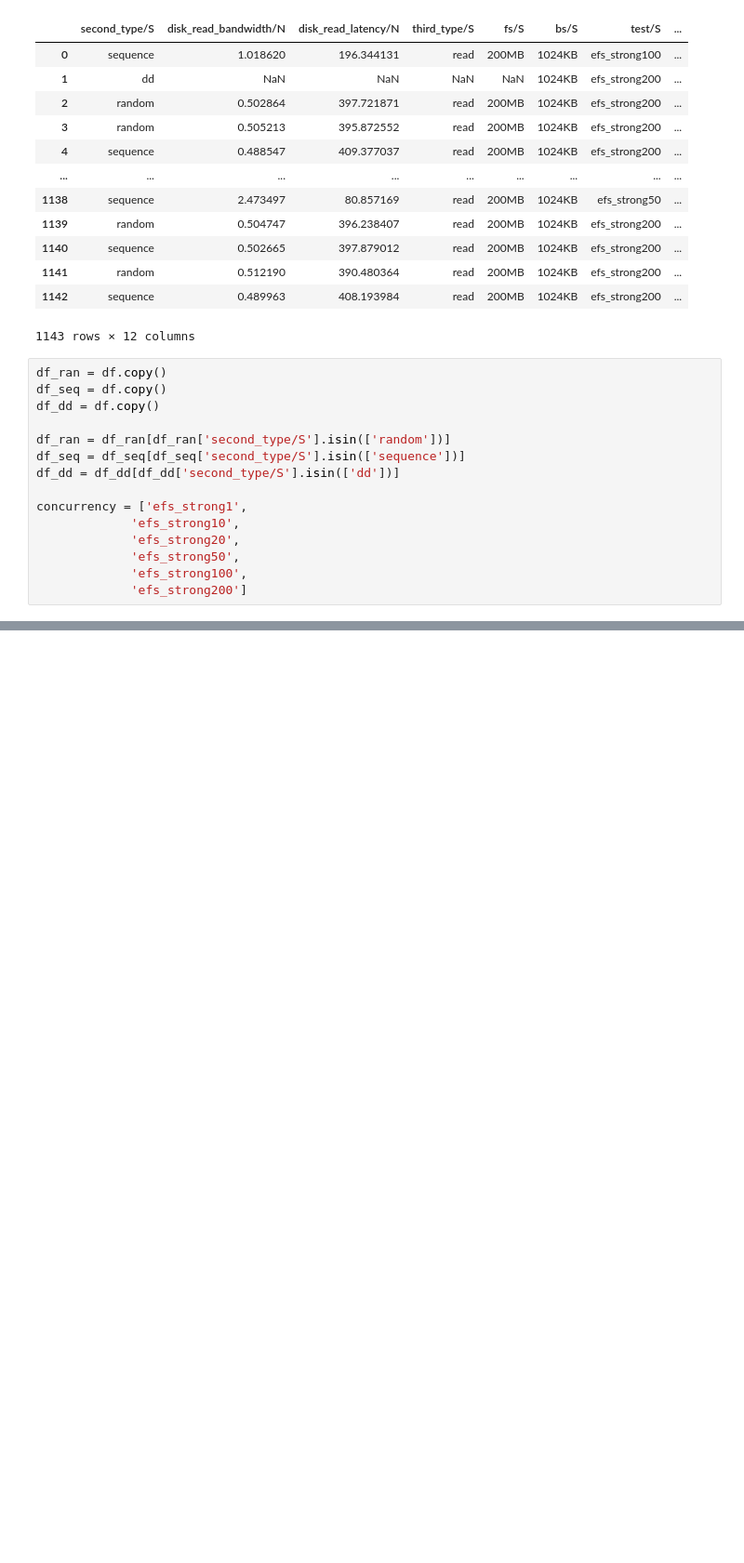
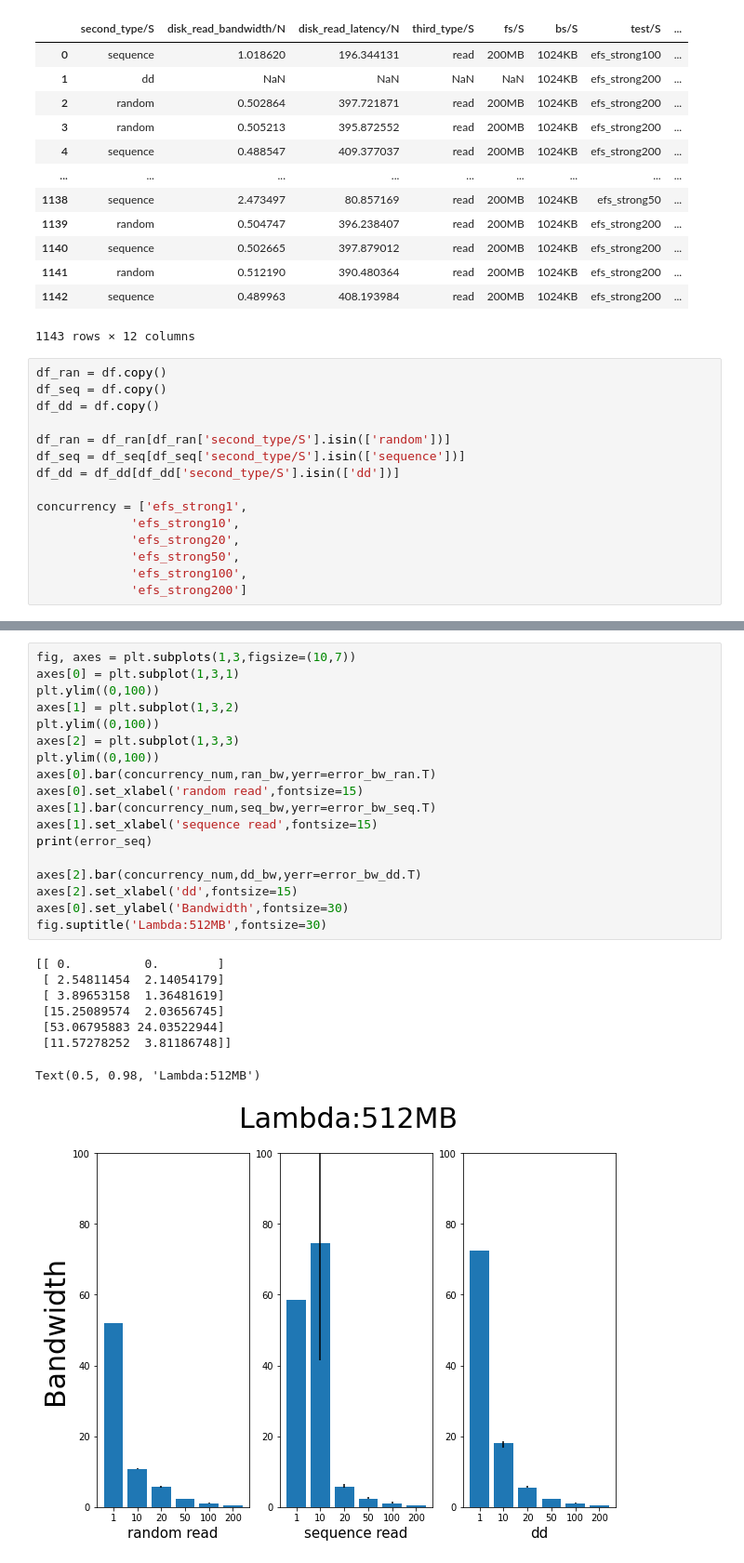
Before and after one commit to manchann/serverless-faas-workbench, a Jupyter notebook: aws/efs/results/efs-scalability-result.ipynb, the cells around one changed output, grey strips where cells are left out. Shown at 93% size. Cells and saved outputs as stored; diff of their text form; blank space fills up the shorter version.

```diff
--- a/aws/efs/results/efs-scalability-result.ipynb
+++ b/aws/efs/results/efs-scalability-result.ipynb
@@ -119,3 +128,30 @@ print(error_dd)
+# %%
+fig, axes = plt.subplots(1,3,figsize=(10,7))
+axes[0] = plt.subplot(1,3,1)
+plt.ylim((0,100))
+axes[1] = plt.subplot(1,3,2)
+plt.ylim((0,100))
+axes[2] = plt.subplot(1,3,3)
+plt.ylim((0,100))
+axes[0].bar(concurrency_num,ran_bw,yerr=error_bw_ran.T)
+axes[0].set_xlabel('random read',fontsize=15)
+axes[1].bar(concurrency_num,seq_bw,yerr=error_bw_seq.T)
+axes[1].set_xlabel('sequence read',fontsize=15)
+print(error_seq)
+
+axes[2].bar(concurrency_num,dd_bw,yerr=error_bw_dd.T)
+axes[2].set_xlabel('dd',fontsize=15)
+axes[0].set_ylabel('Bandwidth',fontsize=30)
+fig.suptitle('Lambda:512MB',fontsize=30)
+# %% [output]
+[[ 0.          0.        ]
+ [ 2.54811454  2.14054179]
+ [ 3.89653158  1.36481619]
+ [15.25089574  2.03656745]
+ [53.06795883 24.03522944]
+ [11.57278252  3.81186748]]
+Text(0.5, 0.98, 'Lambda:512MB')
+[figure, added]
 # %%
 df_ran = df_2048_2.copy()
 df_seq = df_2048_2.copy()
```
Also changed, not shown: parts of 8 cells of this notebook, 20 other files.
